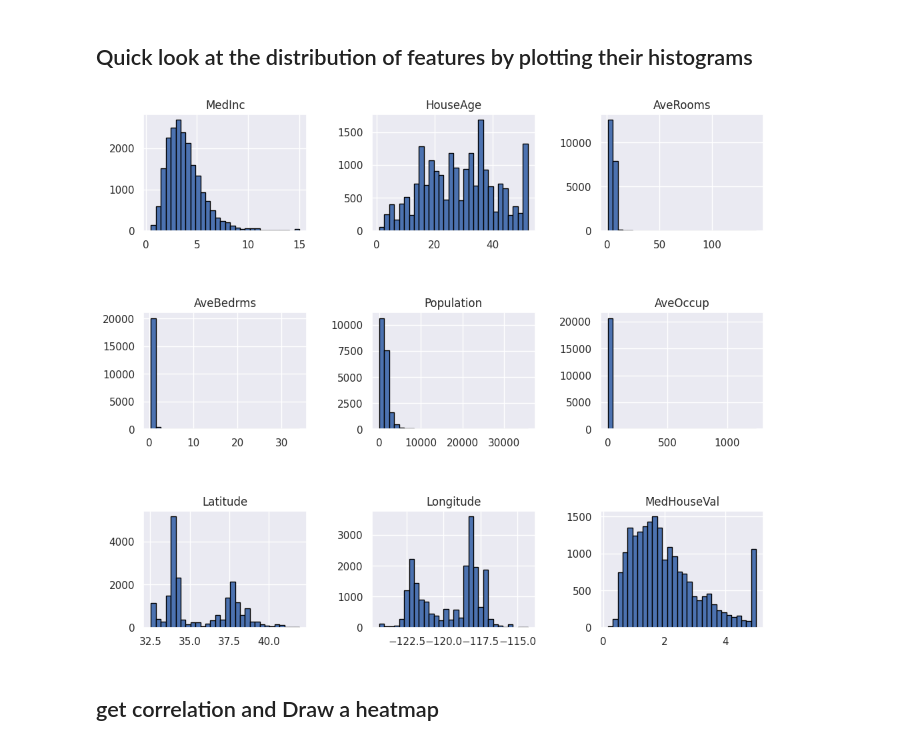
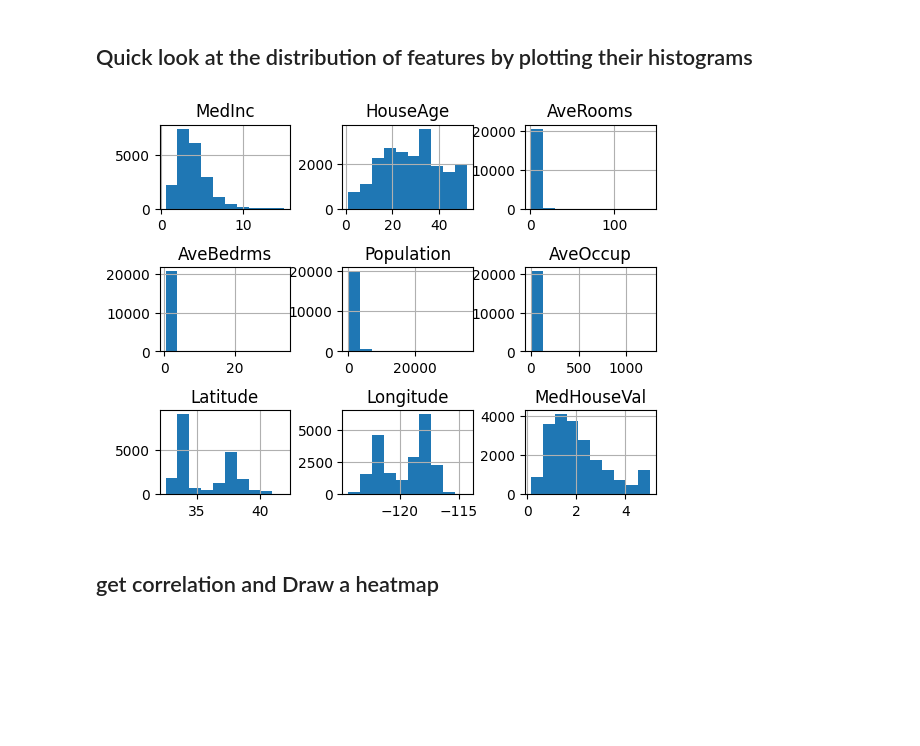
Before and after one commit to gurwoghd/2023_WFK_ICT-Laos-, a Jupyter notebook: sourcecodes/ch4_LinearRegression(LR).ipynb, the cells around one changed output. Saved outputs shown, nothing was run; the diff lists cells and outputs as text; code cells hidden in the pictures; blank space fills up the shorter version.

```diff
--- a/sourcecodes/ch4_LinearRegression(LR).ipynb
+++ b/sourcecodes/ch4_LinearRegression(LR).ipynb
@@ -777,10 +754,11 @@ Name: MedHouseVal, dtype: float64
 # %% [markdown]
 ## Quick look at the distribution of features by plotting their histograms
 # %%
-cali_house.frame.hist(figsize=(12,10), bins=30, edgecolor='black')
+# cali_house.frame.hist(f/igsize=(12,10), bins=30, edgecolor='black')
+cali_house.frame.hist()
 plt.subplots_adjust(hspace=0.7, wspace=0.4)
 # %% [output]
-[figure, old version]
+[figure, new version]
 # %% [markdown]
 ## get correlation and Draw a heatmap
 # %%
```
Also changed, not shown: parts of 21 cells of this notebook.
